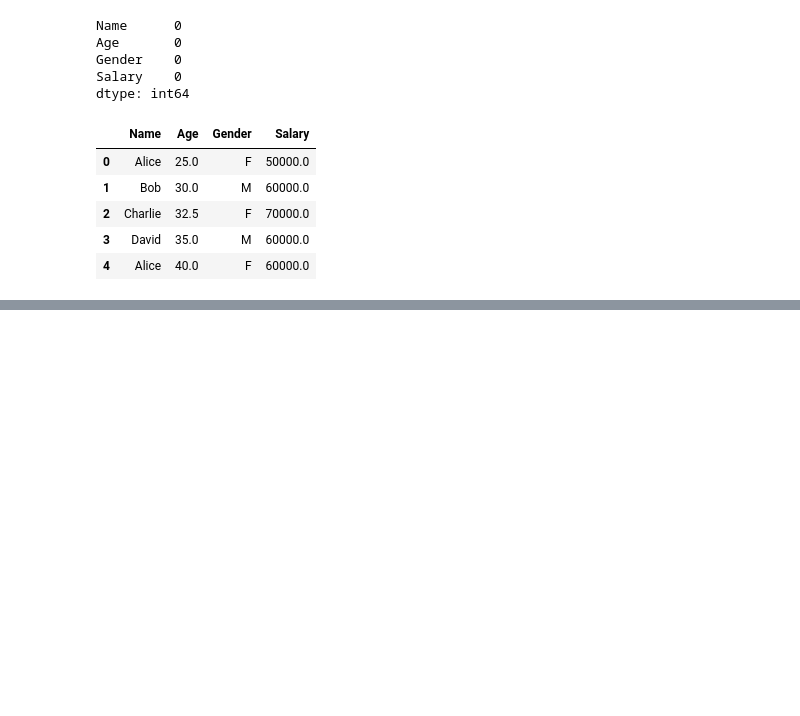
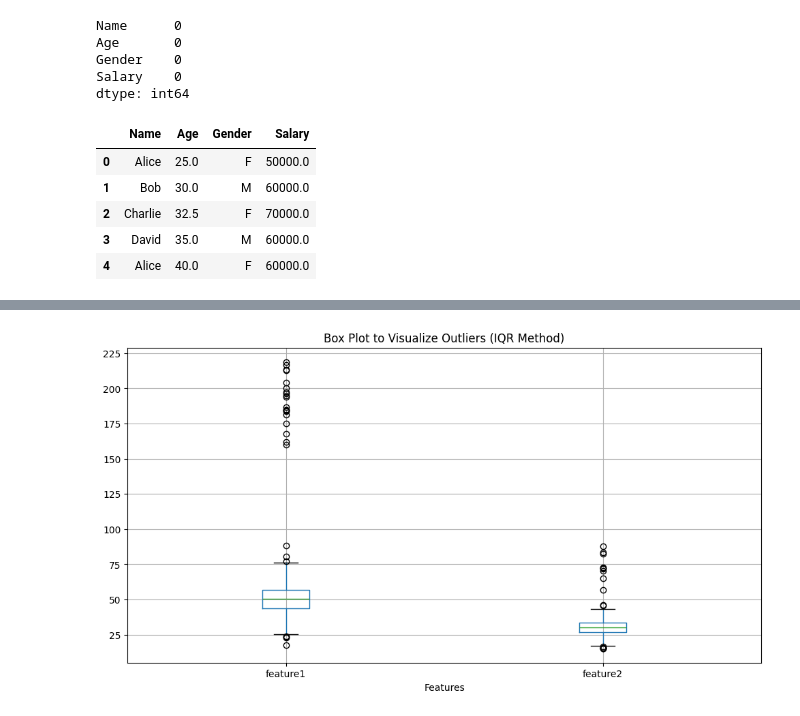
Before and after one commit to mrinmoycyber/Learning, a Jupyter notebook: Machine Learning/Short_ML_course/EDA/Eda.ipynb, the cells around one changed output, grey strips where cells are left out. Cells and saved outputs as stored; diff of their text form; code cells hidden in the pictures; blank space fills up the shorter version.

Commit message:
Add transform, cap and remove pattern for Box plot

```diff
--- a/Machine Learning/Short_ML_course/EDA/Eda.ipynb
+++ b/Machine Learning/Short_ML_course/EDA/Eda.ipynb
@@ -268,0 +281,9 @@ df
+# %%
+# Synthetic dataset with outliers
+np.random.seed(42)
+data = pd.DataFrame({
+    'feature1': np.random.normal(50, 10, 1000),
+    'feature2': np.random.normal(30, 5, 1000),
+})
+
+print(data)
@@ -268,0 +327,82 @@ df
+# %%
+# Add outliers to the dataset
+data.loc[::50, 'feature1'] = np.random.normal(200, 20, 20)
+data.loc[::100, 'feature2'] = np.random.normal(70, 10, 10)
+# %%
+# Visulaize outliers with box plots
+def visualize_outliers(df, title="Box Plot of Features"):
+  plt.figure(figsize = (15, 5))
+
+  for index, column in enumerate(df.columns, 1):
+    plt.subplot(1, len(df.columns), index)
+    sns.boxplot(x=df[column])
+    plt.title(f'Boxplot of {column}')
+
+  plt.tight_layout()
+  plt.show()
+
+# Helper function for calculate IQR Bounds
+def calculate_iqr_bounds(series):
+    Q1 = series.quantile(0.25)
+    Q3 = series.quantile(0.75)
+    IQR = Q3 - Q1
+    lower_bound = Q1 - 1.5 * IQR
+    upper_bound = Q3 + 1.5 * IQR
+    return lower_bound, upper_bound
+
+#Detect outliers using IQR method
+def detect_outliers_iqr(df):
+  outliers = {}
+  for column in df.columns:
+    lower_bound, upper_bound = calculate_iqr_bounds(df[column])
+
+    outliers[column] = df[(df[column] < lower_bound) | (df[column] > upper_bound)].index.tolist()
+
+  return outliers
+
+outlier_indices = detect_outliers_iqr(data)
+print(outlier_indices)
+
+plt.figure(figsize=(12, 6))
+data.boxplot()
+plt.title("Box Plot to Visualize Outliers (IQR Method)")
+plt.xlabel("Features")
+plt.show()
+
+#Handle outliers
+def handle_outliers(df, method='remove'):
+    df_cleaned = df.copy()
+
+    if method == 'remove':
+        outliers = detect_outliers_iqr(df)
+        df_cleaned = df.drop(index=[idx for indices in outliers.values() for idx in indices])
+
+    elif method == 'cap':
+        for column in df.columns:
+            Q1 = df[column].quantile(0.25)
+            Q3 = df[column].quantile(0.75)
+            IQR = Q3 - Q1
+
+            lower_bound = Q1 - 1.5 * IQR
+            upper_bound = Q3 + 1.5 * IQR
+
+            # np.clip ensures that the values in the column are "capped" at the bounds,
+            # effectively bringing outliers (values outside the bounds) into the range between
+            # the lower_bound and upper_bound.
+            df_cleaned[column] = np.clip(df[column], lower_bound, upper_bound)
+
+    elif method == 'transform':
+        for column in df.columns:
+            df_cleaned[column] = np.log1p(df[column].clip(lower=0))
+
+    return df_cleaned
+
+# Visualize original dataset
+visualize_outliers(data, "Original Dataset")
+
+# Apply each outlier handling method and visualize
+methods = ['remove', 'cap', 'transform']
+for method in methods:
+    cleaned_data = handle_outliers(data, method=method)
+    visualize_outliers(cleaned_data, f"Dataset After '{method.capitalize()}' Method")
+# %% [output]
@@ -268,0 +410 @@ df
+[figure, added]
```
Also changed, not shown: parts of 8 cells of this notebook.
